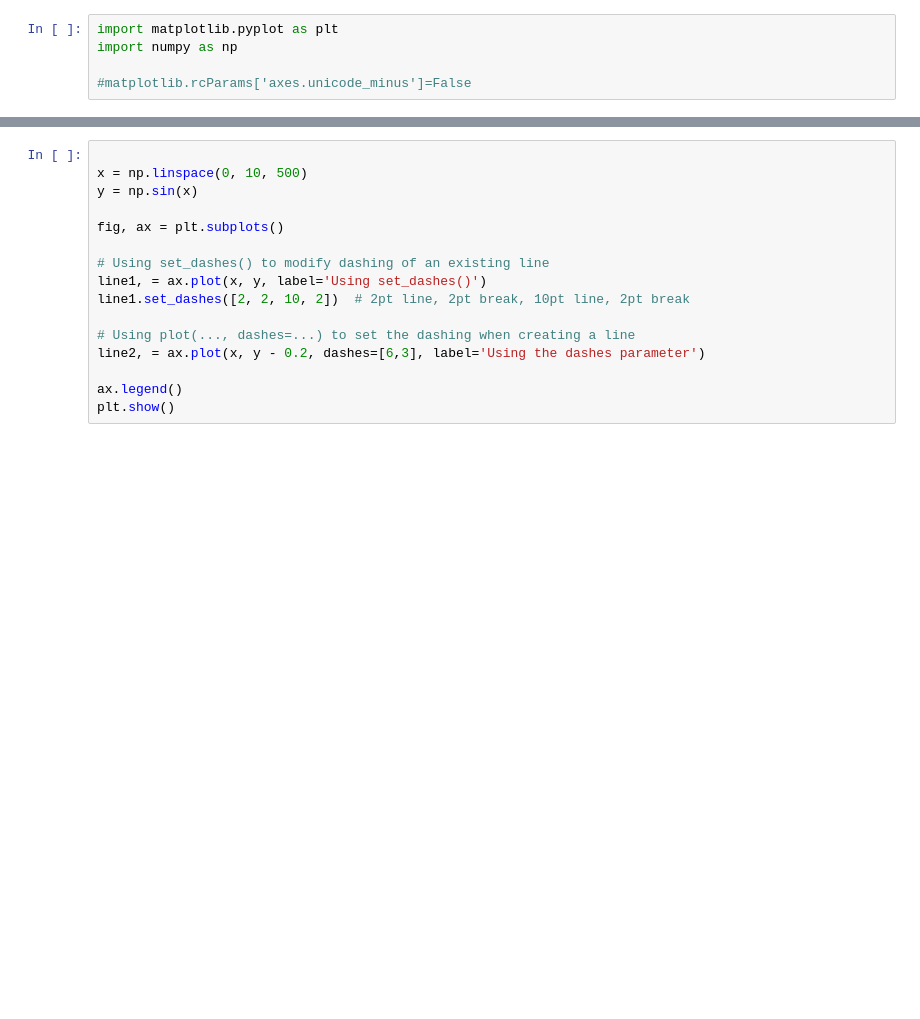
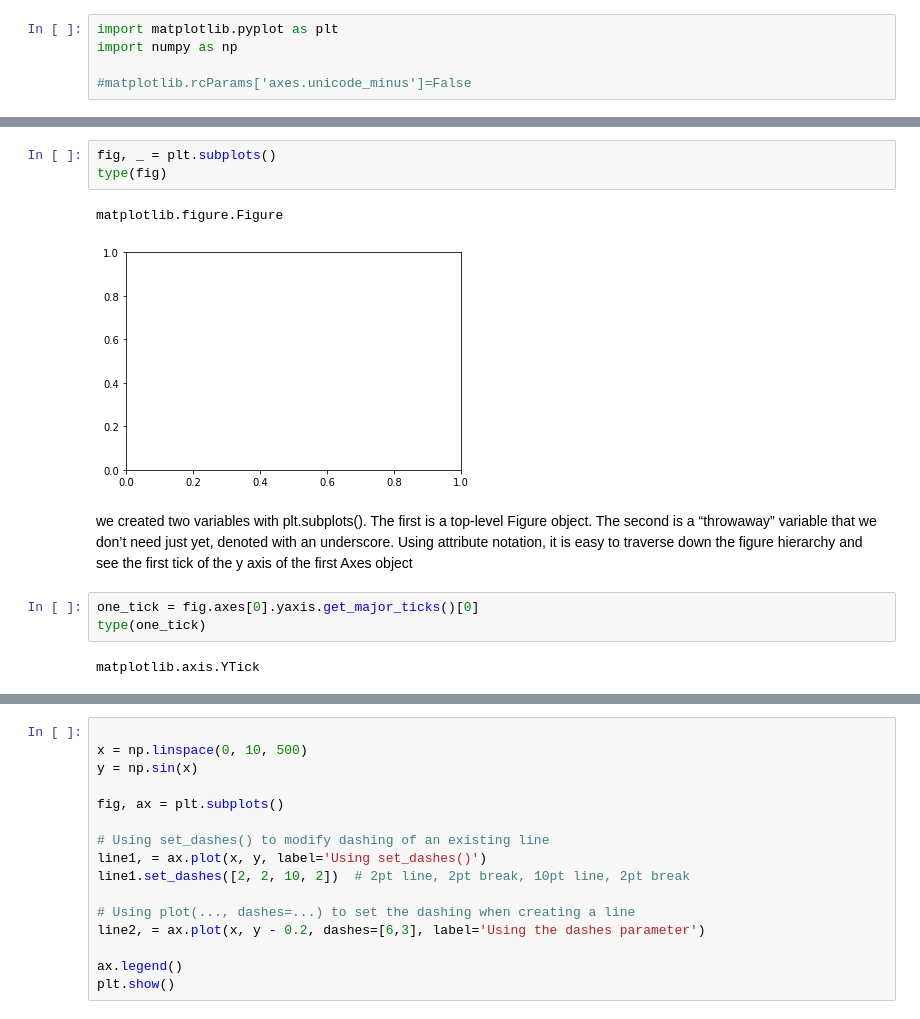
Before and after one commit to xinihe/jrxy_python_course, a Jupyter notebook: BasicSession/matplotlib_learn.ipynb, the cells around one changed output, grey strips where cells are left out. Cells and saved outputs as stored; diff of their text form; blank space fills up the shorter version.

```diff
--- a/BasicSession/matplotlib_learn.ipynb
+++ b/BasicSession/matplotlib_learn.ipynb
@@ -40,0 +47,13 @@ import numpy as np
+# %%
+fig, _ = plt.subplots()
+type(fig)
+# %% [output]
+matplotlib.figure.Figure
+[figure, added]
+# %% [markdown]
+we created two variables with plt.subplots(). The first is a top-level Figure object. The second is a “throwaway” variable that we don’t need just yet, denoted with an underscore. Using attribute notation, it is easy to traverse down the figure hierarchy and see the first tick of the y axis of the first Axes object
+# %%
+one_tick = fig.axes[0].yaxis.get_major_ticks()[0]
+type(one_tick)
+# %% [output]
+matplotlib.axis.YTick
```
Also changed, not shown: parts of 15 cells of this notebook, 1 other file.
